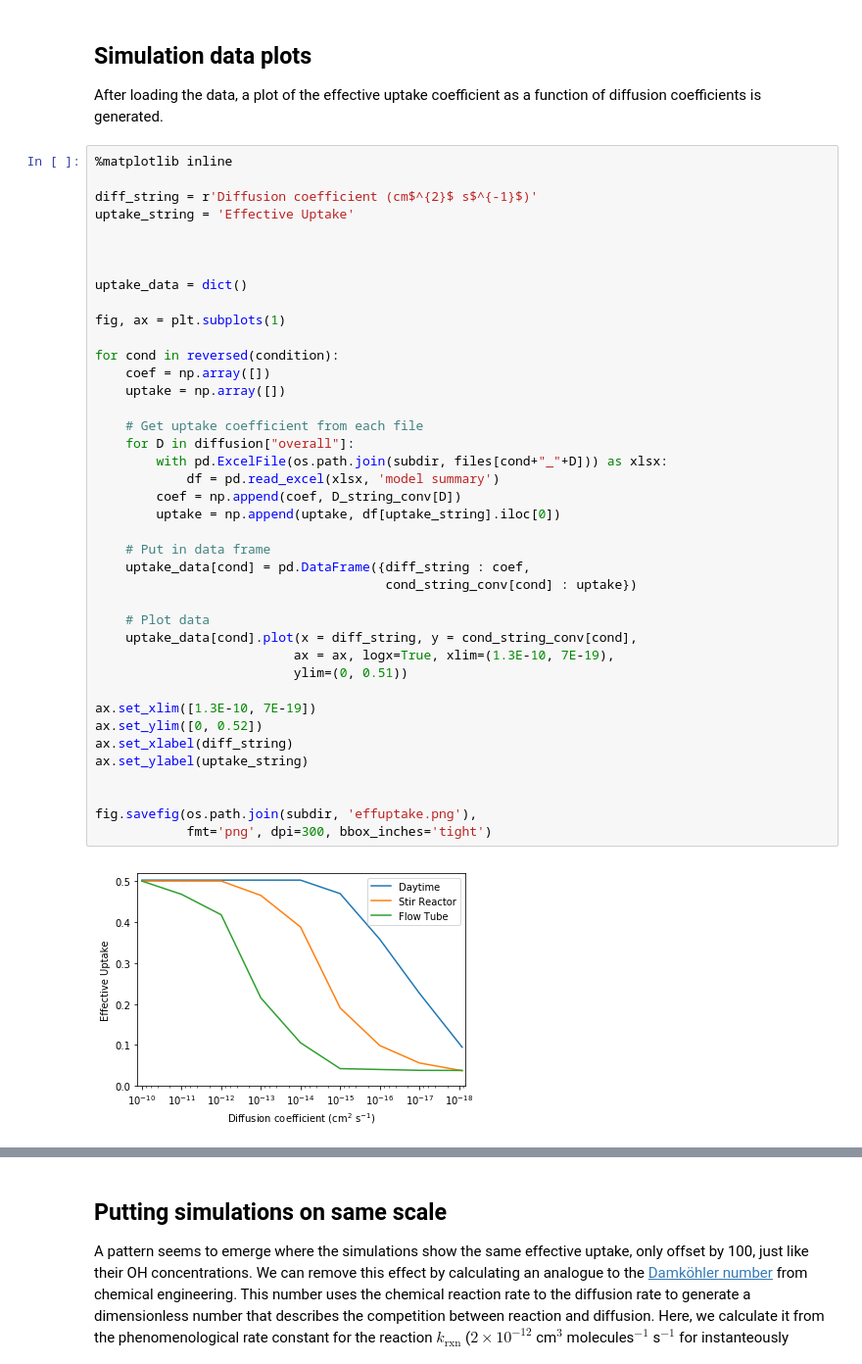
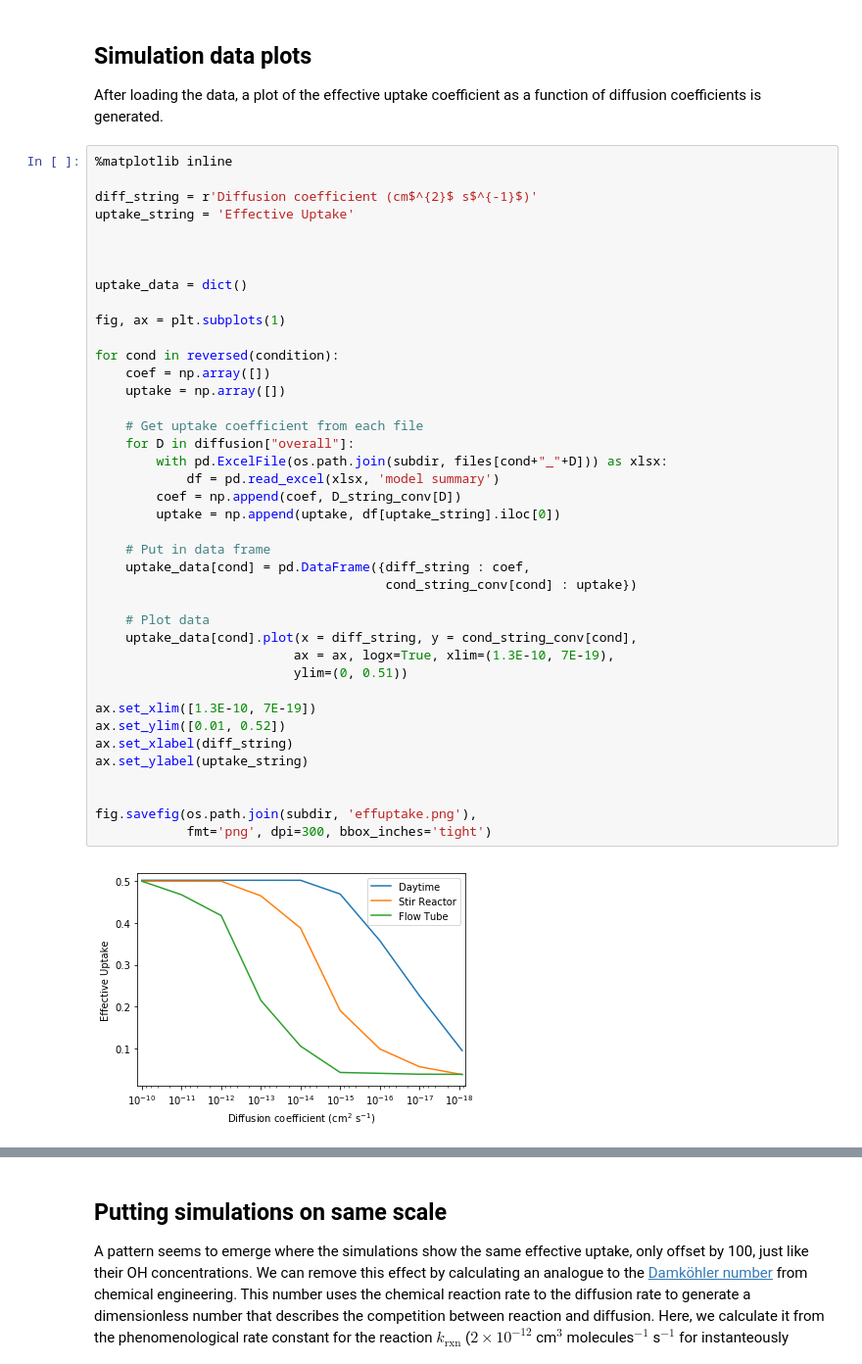
Before and after one commit to aawiegel/StackSimAnalysis, a Jupyter notebook: python/DiffusionSeries.ipynb, the cells around one changed output, grey strips where cells are left out. Shown at 98% size. Cells and saved outputs as stored; diff of their text form.

```diff
--- a/python/DiffusionSeries.ipynb
+++ b/python/DiffusionSeries.ipynb
@@ -107,32 +107,32 @@ uptake_data = dict()
 fig, ax = plt.subplots(1)
 
 for cond in reversed(condition):
     coef = np.array([])
     uptake = np.array([])
 
     # Get uptake coefficient from each file
     for D in diffusion["overall"]:
         with pd.ExcelFile(os.path.join(subdir, files[cond+"_"+D])) as xlsx:
             df = pd.read_excel(xlsx, 'model summary')
         coef = np.append(coef, D_string_conv[D])
         uptake = np.append(uptake, df[uptake_string].iloc[0])
 
     # Put in data frame
     uptake_data[cond] = pd.DataFrame({diff_string : coef,
                                       cond_string_conv[cond] : uptake})
 
     # Plot data
     uptake_data[cond].plot(x = diff_string, y = cond_string_conv[cond],
                           ax = ax, logx=True, xlim=(1.3E-10, 7E-19),
                           ylim=(0, 0.51))
 
 ax.set_xlim([1.3E-10, 7E-19])
-ax.set_ylim([0, 0.52])
+ax.set_ylim([0.01, 0.52])
 ax.set_xlabel(diff_string)
 ax.set_ylabel(uptake_string)
 
 
 fig.savefig(os.path.join(subdir, 'effuptake.png'),
             fmt='png', dpi=300, bbox_inches='tight')
 # %% [output]
-[figure, old version]
+[figure, new version]
```
Also changed, not shown: parts of 6 cells of this notebook.
